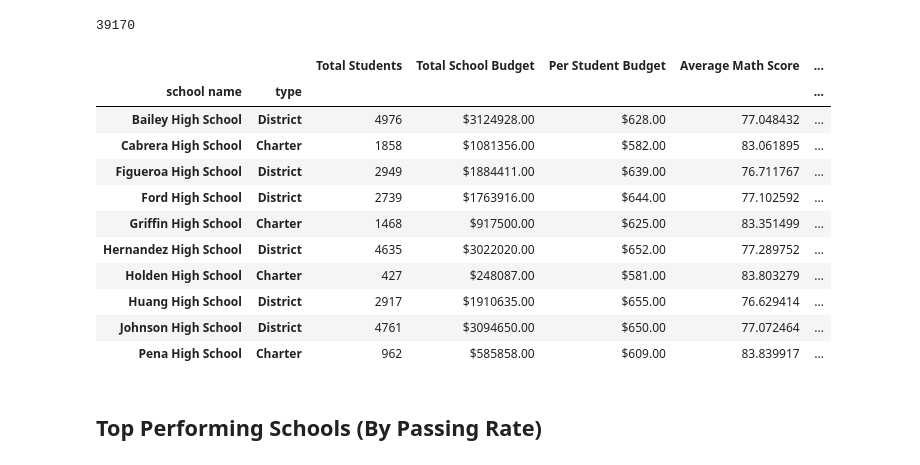
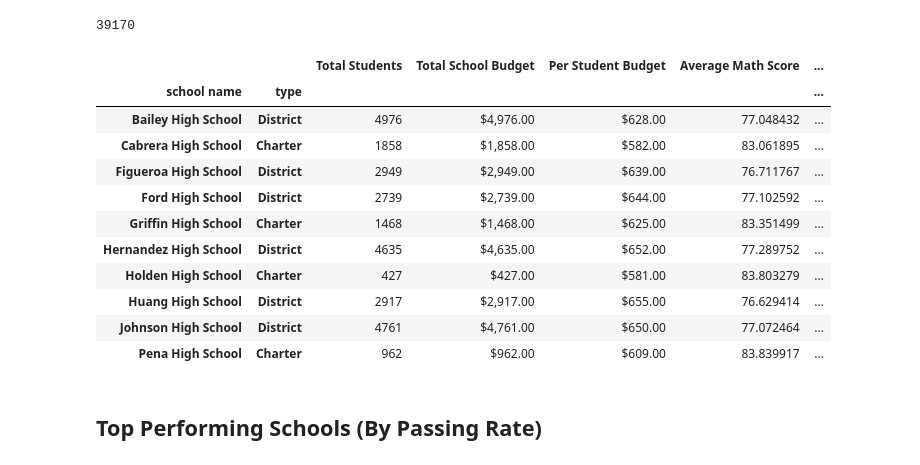
Before and after one commit to Meghanavmr/PyCitySchools, a Jupyter notebook: PyCitySchools_starter.ipynb, the cells around one changed output. Cells and saved outputs as stored; diff of their text form; code cells hidden in the pictures.

```diff
--- a/PyCitySchools_starter.ipynb
+++ b/PyCitySchools_starter.ipynb
@@ -173,46 +173,49 @@ passingreading_grp = school_data_complete_new.query('reading_score >70')["School
 overallpassrate_grp = ((avgmathscore_grp + avgreadingscore_grp)/2)
 
 # Converting a GroupBy object into a DataFrame
 grouped_school_data_df = pd.DataFrame({"Total Students":total_students_grp,
-                                       "Total School Budget": total_budget_grp.map("${:.2f}".format),
-                                       "Per Student Budget":per_stu_budget_grp.map("${:.2f}".format),
+                                       "Total School Budget": total_budget_grp,
+                                       "Per Student Budget":per_stu_budget_grp,
                                        "Average Math Score": avgmathscore_grp,
                                        "Average Reading Score": avgreadingscore_grp,
                                        "% Passing Math":passingmath_grp,
                                        "% Passing Reading":passingreading_grp,
                                         "%Overall Passing Rate":overallpassrate_grp
 
 
 })
 
 grouped_school_data_df = grouped_school_data_df[[  "Total Students",
     "Total School Budget",
     "Per Student Budget",
     "Average Math Score",
     "Average Reading Score",
      "% Passing Math",
      "% Passing Reading",
     "%Overall Passing Rate"]]
 
 
-grouped_school_data_df
+#grouped_school_data_df
 
 
 
+grouped_school_data_df["Total School Budget"] = grouped_school_data_df["Total Students"].map("${:,.2f}".format)
+grouped_school_data_df["Per Student Budget"] = grouped_school_data_df["Per Student Budget"].map("${:,.2f}".format)
+
 grouped_school_data_df.head(10)
 # %% [output]
 |  |  | Total Students | Total School Budget | Per Student Budget | Average Math Score | ... |
 | school name | type |  |  |  |  | ... |
-| Bailey High School | District | 4976 | $3124928.00 | $628.00 | 77.048432 | ... |
-| Cabrera High School | Charter | 1858 | $1081356.00 | $582.00 | 83.061895 | ... |
-| Figueroa High School | District | 2949 | $1884411.00 | $639.00 | 76.711767 | ... |
-| Ford High School | District | 2739 | $1763916.00 | $644.00 | 77.102592 | ... |
-| Griffin High School | Charter | 1468 | $917500.00 | $625.00 | 83.351499 | ... |
-| Hernandez High School | District | 4635 | $3022020.00 | $652.00 | 77.289752 | ... |
-| Holden High School | Charter | 427 | $248087.00 | $581.00 | 83.803279 | ... |
-| Huang High School | District | 2917 | $1910635.00 | $655.00 | 76.629414 | ... |
-| Johnson High School | District | 4761 | $3094650.00 | $650.00 | 77.072464 | ... |
-| Pena High School | Charter | 962 | $585858.00 | $609.00 | 83.839917 | ... |
+| Bailey High School | District | 4976 | $4,976.00 | $628.00 | 77.048432 | ... |
+| Cabrera High School | Charter | 1858 | $1,858.00 | $582.00 | 83.061895 | ... |
+| Figueroa High School | District | 2949 | $2,949.00 | $639.00 | 76.711767 | ... |
+| Ford High School | District | 2739 | $2,739.00 | $644.00 | 77.102592 | ... |
+| Griffin High School | Charter | 1468 | $1,468.00 | $625.00 | 83.351499 | ... |
+| Hernandez High School | District | 4635 | $4,635.00 | $652.00 | 77.289752 | ... |
+| Holden High School | Charter | 427 | $427.00 | $581.00 | 83.803279 | ... |
+| Huang High School | District | 2917 | $2,917.00 | $655.00 | 76.629414 | ... |
+| Johnson High School | District | 4761 | $4,761.00 | $650.00 | 77.072464 | ... |
+| Pena High School | Charter | 962 | $962.00 | $609.00 | 83.839917 | ... |
 # %% [markdown]
 ## Top Performing Schools (By Passing Rate)
 # %% [markdown]
```
Also changed, not shown: parts of 10 cells of this notebook, 1 other file.
